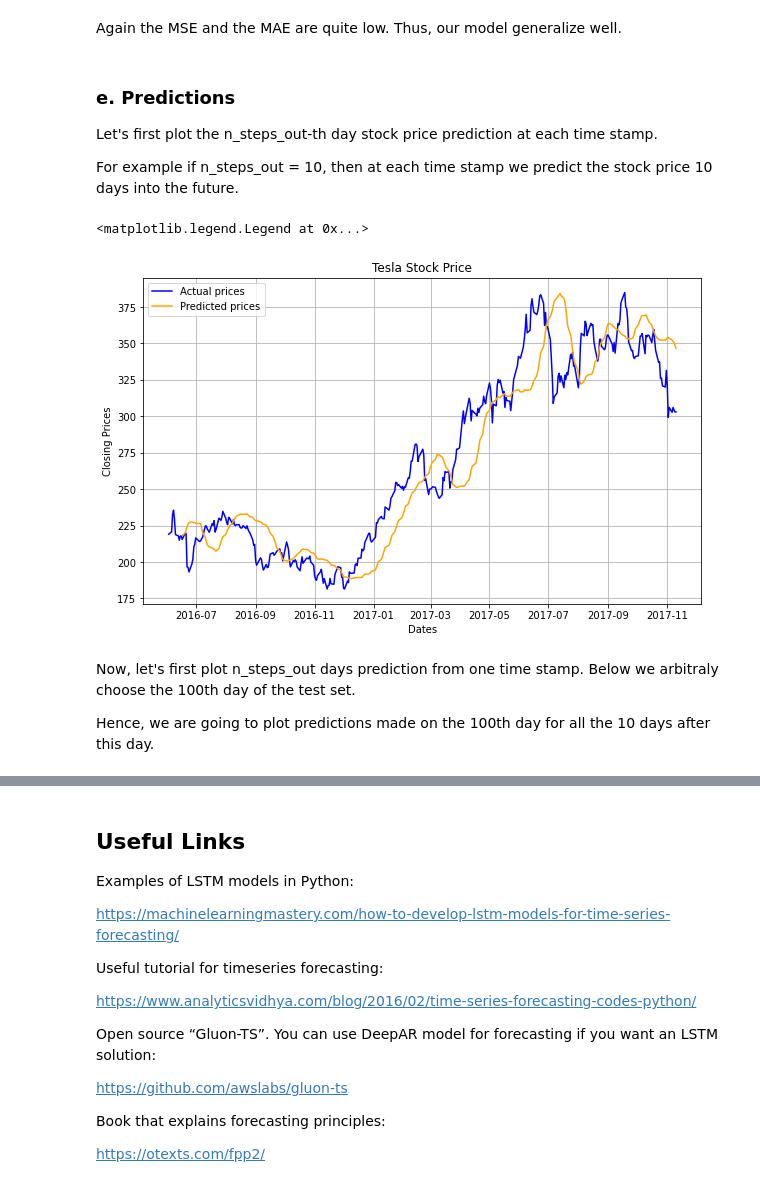
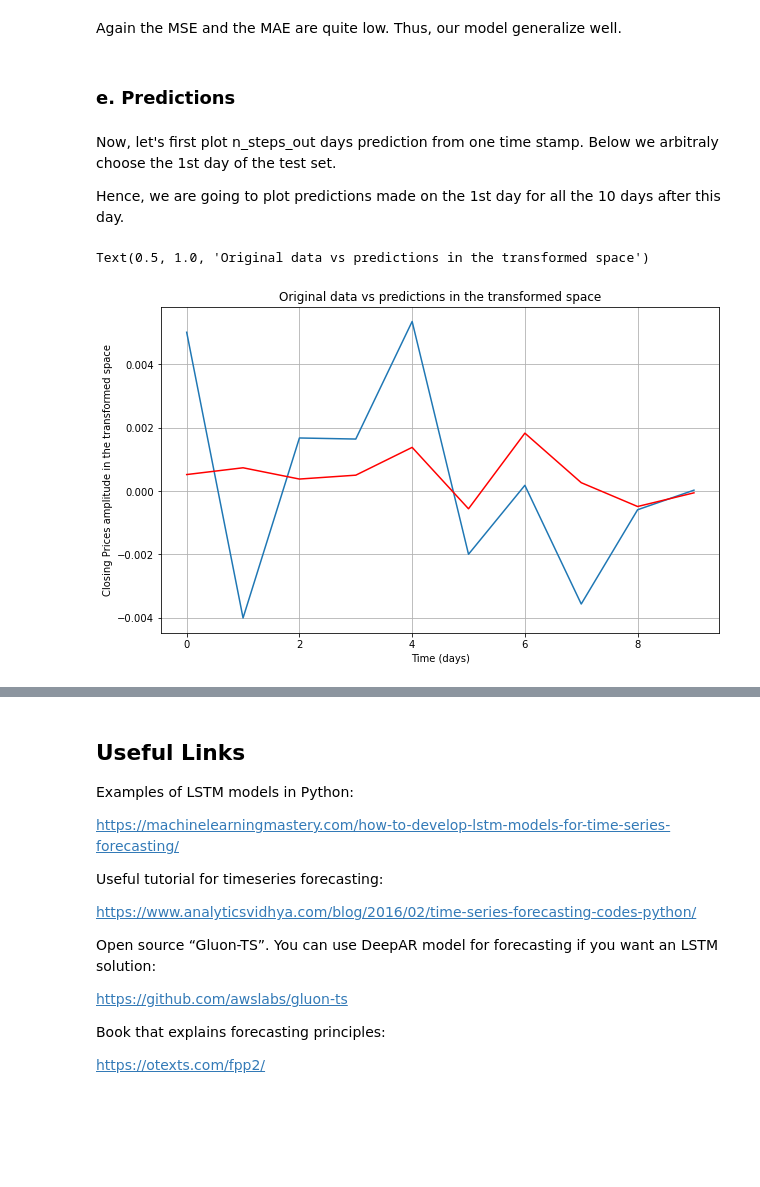
Before and after one commit to ThibautHurson/stock_price_forecasting_LSTM, a Jupyter notebook: stock-price-prediction-with-lstm-multi-step-lstm.ipynb, the cells around one changed output, grey strips where cells are left out. Drawn from its saved outputs; the diff is of its cells as text; code cells hidden in the pictures; blank space fills up the shorter version.

```diff
--- a/stock-price-prediction-with-lstm-multi-step-lstm.ipynb
+++ b/stock-price-prediction-with-lstm-multi-step-lstm.ipynb
@@ -577,72 +520,27 @@ Test MAE: 0.006172951776534319
 Again the MSE and the MAE are quite low. Thus, our model generalize well.
 # %% [markdown]
 ### e. Predictions <a class="anchor" id="section_3_5"></a>
-
-Let's first plot the n_steps_out-th day stock price prediction at each time stamp.
-
-For example if n_steps_out = 10, then at each time stamp we predict the stock price 10 days into the future.
-# %%
-# Prediction
-y_pred = model.predict(X_test)
-
-# We want to study the n_steps_out-th day of prediction into
-# the future.
-# We don't take into account the last n_steps_out predictions as we would
-# not be able to compare them to our test set.
-y_pred_days = y_pred[:-n_steps_out,n_steps_out-1]
-
-
-# We create a dataframe from y_pred to have date-time indexes.
-pred_data = pd.DataFrame(y_pred_days, test_original.iloc[n_steps_out:].index,columns=['Close'])
-
-# Apply inverse transformation from 3.a
-
-# # Add the differenciation term
-# pred_data['Close'] = pred_data['Close'] + df_close_decay.shift(n_steps_out).values[-test_days:-n_steps_out]
-
-# Add the rolling mean
-pred_data['Close'] = pred_data['Close'] + rolmean.values[-test_days:-n_steps_out]
-
-# Take the square, and the exponent
-pred_data = pred_data.apply(np.square)
-pred_data = pred_data.apply(np.exp)
-
-# Plot actual prices vs predicted prices
-plt.figure(figsize=(10,6))
-plt.grid(True)
-plt.xlabel('Dates')
-plt.ylabel('Closing Prices')
-plt.plot(test_original,'b',label='Actual prices')
-plt.plot(pred_data, 'orange',label='Predicted prices')
-plt.title(company + ' Stock Price')
-
-plt.legend()
-# %% [output]
-<matplotlib.legend.Legend at 0x...>
-[figure, removed]
 # %% [markdown]
 Now, let's first plot n_steps_out days prediction from one time stamp.
-Below we arbitraly choose the 100th day of the test set.
+Below we arbitraly choose the 1st day of the test set.
 
-Hence, we are going to plot predictions made on the 100th day for all the 10 days after this day.
+Hence, we are going to plot predictions made on the 1st day for all the 10 days after this day.
 # %%
+# Prediction
+y_pred = model.predict(X_test)
+
 # the_day is the day from which we will study the n_steps_out-th dayS of prediction into
-# the future
-the_day = 100
+# the future. Note: The first day start at index 0
+the_day = 0
 y_pred_days = y_pred[the_day,:]
 
-
-# We create a dataframe from y_pred to have date-time indexes.
-pred_data = pd.DataFrame(y_pred_days, test_original.iloc[the_day:the_day+n_steps_out].index,columns=['Close'])
-
-# Apply inverse transformation from 3.a
-
-# # # Add the differenciation term
-# pred_data['Close'] = pred_data['Close'] + df_close_decay.shift(n_steps_out).values[-test_days+the_day]
-
-# Add the rolling mean of the the_day-th day
-pred_data['Close'] = pred_data['Close'] + rolmean.values[-test_days+the_day]
-
-# Take the square, and the exponent
-pred_data = pred_data.apply(np.square)
-pred_data = pred_data.apply(np.exp)
+plt.figure(figsize=(10,6))
+plt.grid(True)
+plt.plot(y_test[the_day,:],label='Orginal data - transformed')
+plt.plot(y_pred_days, color='red',label='Predictions - transformed')
+plt.xlabel('Time (days)')
+plt.ylabel('Closing Prices amplitude in the transformed space')
+plt.title('Original data vs predictions in the transformed space')
+# %% [output]
+Text(0.5, 1.0, 'Original data vs predictions in the transformed space')
+[figure, added]
```
Also changed, not shown: parts of 23 cells of this notebook.
